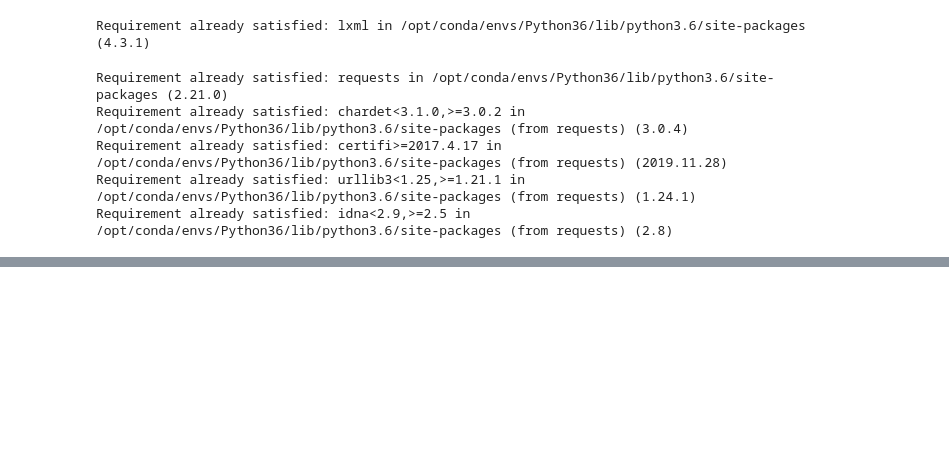
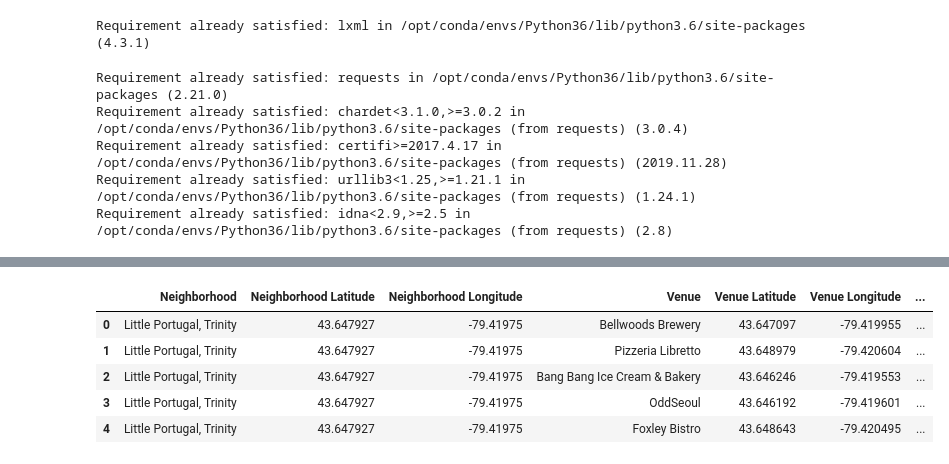
Before and after one commit to hkeylani/coursera-capstone-project, a Jupyter notebook: Capstone Project.ipynb, the cells around one changed output, grey strips where cells are left out. Cells and saved outputs as stored; diff of their text form; code cells hidden in the pictures; blank space fills up the shorter version.

```diff
--- a/Capstone Project.ipynb
+++ b/Capstone Project.ipynb
@@ -104,0 +192,9 @@ rows
+# %%
+toronto_venues.head()
+# %% [output]
+|  | Neighborhood | Neighborhood Latitude | Neighborhood Longitude | Venue | Venue Latitude | Venue Longitude | ... |
+| 0 | Little Portugal, Trinity | 43.647927 | -79.41975 | Bellwoods Brewery | 43.647097 | -79.419955 | ... |
+| 1 | Little Portugal, Trinity | 43.647927 | -79.41975 | Pizzeria Libretto | 43.648979 | -79.420604 | ... |
+| 2 | Little Portugal, Trinity | 43.647927 | -79.41975 | Bang Bang Ice Cream & Bakery | 43.646246 | -79.419553 | ... |
+| 3 | Little Portugal, Trinity | 43.647927 | -79.41975 | OddSeoul | 43.646192 | -79.419601 | ... |
+| 4 | Little Portugal, Trinity | 43.647927 | -79.41975 | Foxley Bistro | 43.648643 | -79.420495 | ... |
```
Also changed, not shown: parts of 26 cells of this notebook.
